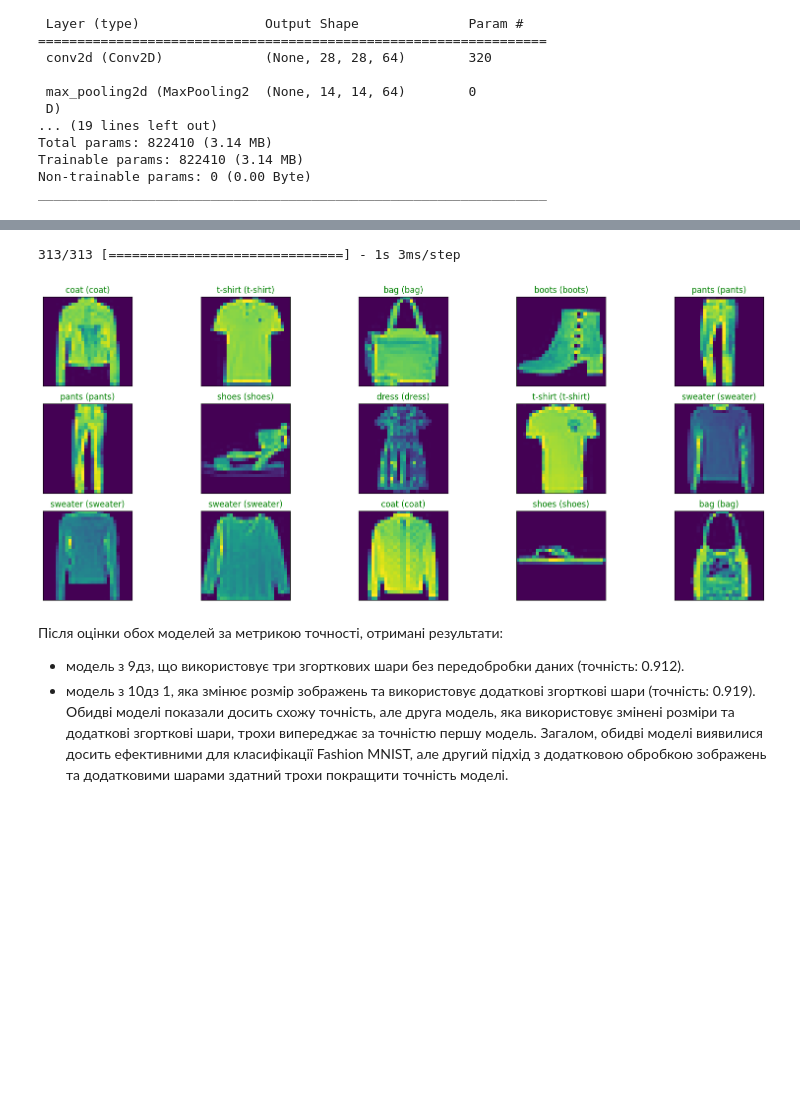
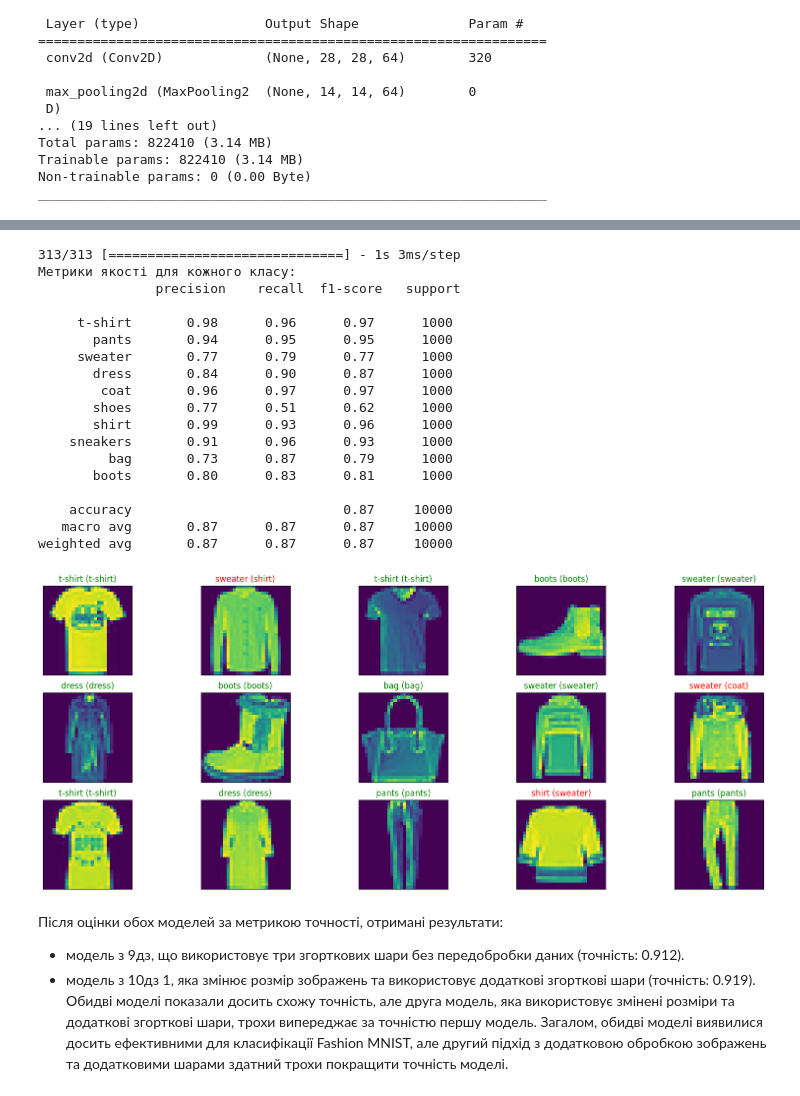
Before and after one commit to dCrowb/Python_DS_HW_10, a Jupyter notebook: Hw10.1.ipynb, the cells around one changed output, grey strips where cells are left out. Saved outputs shown, nothing was run; the diff lists cells and outputs as text; code cells hidden in the pictures; blank space fills up the shorter version.

```diff
--- a/Hw10.1.ipynb
+++ b/Hw10.1.ipynb
@@ -138,16 +155,40 @@ print('\n', 'Test accuracy:', round(score[1], 3))
 # %%
 images_hat = model.predict(test_images)
 figure = plt.figure(figsize=(20, 8))
 
 for i, index in enumerate(np.random.choice(test_images.shape[0], size=15, replace=False)):
     ax = figure.add_subplot(3, 5, i + 1, xticks=[], yticks=[])
     ax.imshow(np.squeeze(test_images[index]))
     predict_index = np.argmax(images_hat[index])
     true_index = np.argmax(test_labels[index])
     ax.set_title("{} ({})".format(classes[predict_index], classes[true_index]), color=("green" if predict_index == true_index else "red"))
+
+predicted_labels = np.argmax(images_hat, axis=1)
+labels = np.argmax(test_labels, axis=1)
+true_labels = [classes[label] for label in labels]
+predicted_labels = [classes[label] for label in predicted_labels]
+cf_rep = classification_report(true_labels, predicted_labels, target_names=classes)
+print("Метрики якості для кожного класу:\n", cf_rep)
 # %% [output]
 313/313 [==============================] - 1s 3ms/step
+Метрики якості для кожного класу:
+               precision    recall  f1-score   support
+
+     t-shirt       0.98      0.96      0.97      1000
+       pants       0.94      0.95      0.95      1000
+     sweater       0.77      0.79      0.77      1000
+       dress       0.84      0.90      0.87      1000
+        coat       0.96      0.97      0.97      1000
+       shoes       0.77      0.51      0.62      1000
+       shirt       0.99      0.93      0.96      1000
+    sneakers       0.91      0.96      0.93      1000
+         bag       0.73      0.87      0.79      1000
+       boots       0.80      0.83      0.81      1000
+
+    accuracy                           0.87     10000
+   macro avg       0.87      0.87      0.87     10000
+weighted avg       0.87      0.87      0.87     10000
-[figure, old version]
+[figure, new version]
 # %% [markdown]
 Після оцінки обох моделей за метрикою точності, отримані результати:
 - модель з 9дз, що використовує три згорткових шари без передобробки даних (точність: 0.912).
```
Also changed, not shown: parts of 6 cells of this notebook.
